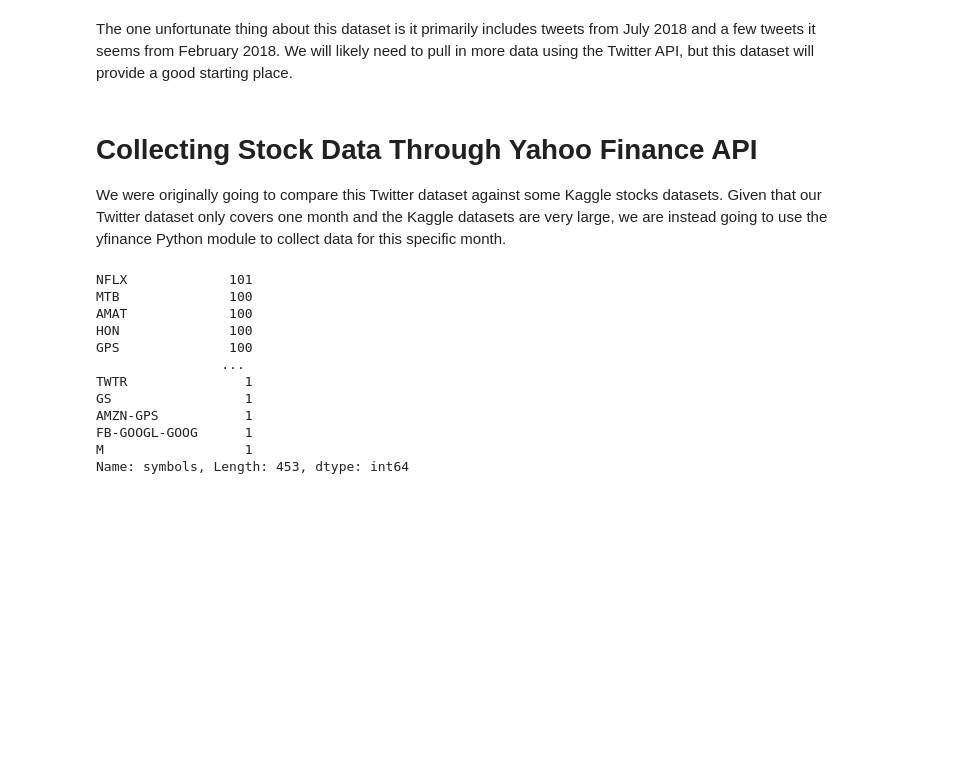
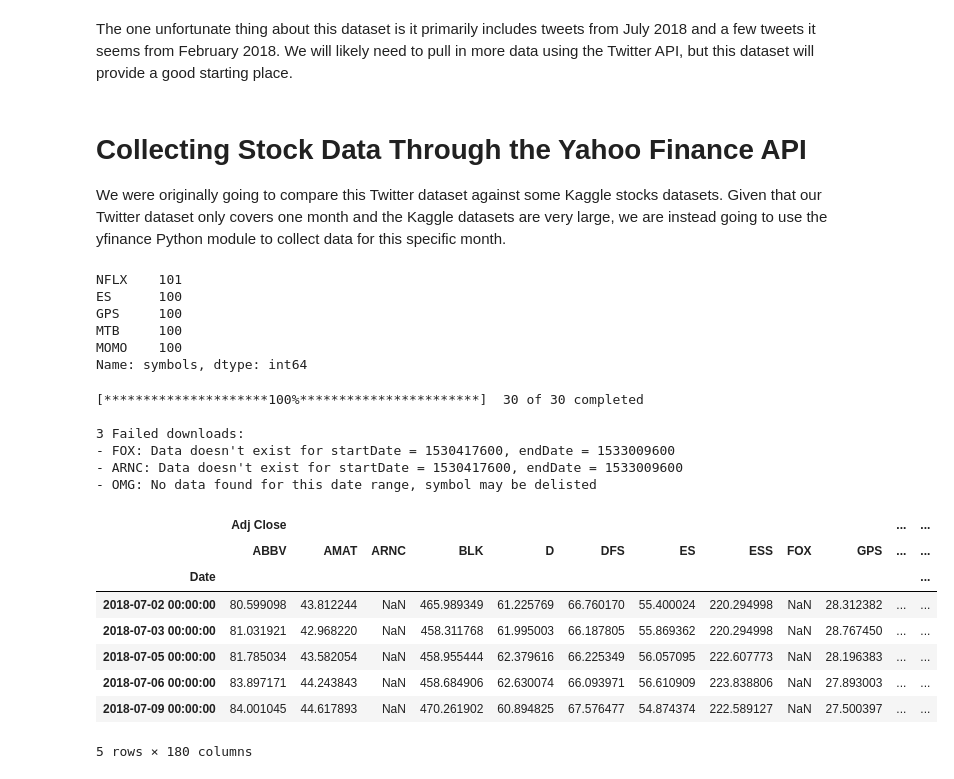
Before and after one commit to gilaniasher/sentiment-driven-market-analysis, a Jupyter notebook: results.ipynb, the cells around one changed output. Drawn from its saved outputs; the diff is of its cells as text; code cells hidden in the pictures; blank space fills up the shorter version.

```diff
--- a/results.ipynb
+++ b/results.ipynb
@@ -66,21 +81,36 @@ Text(0, 0.5, 'Count')
 # %% [markdown]
 The one unfortunate thing about this dataset is it primarily includes tweets from July 2018 and a few tweets it seems from February 2018. We will likely need to pull in more data using the Twitter API, but this dataset will provide a good starting place.
 # %% [markdown]
-# Collecting Stock Data Through Yahoo Finance API
+# Collecting Stock Data Through the Yahoo Finance API
 We were originally going to compare this Twitter dataset against some Kaggle stocks datasets. Given that our Twitter dataset only covers one month and the Kaggle datasets are very large, we are instead going to use the yfinance Python module to collect data for this specific month.
 # %%
-# Lets identify the top 30 stocks from our Twitter dataset and use that with yfinance
-tweet_df.symbols.value_counts().sort_values(ascending=False)
+# Lets identify the top 30 stocks (based on frequency) from our Twitter dataset and use that with yfinance
+common_tickers = tweet_df.symbols.value_counts().sort_values(ascending=False).head(30)
+common_tickers.head()
 # %% [output]
-NFLX             101
-MTB              100
-AMAT             100
-HON              100
-GPS              100
-                ...
-TWTR               1
-GS                 1
-AMZN-GPS           1
-FB-GOOGL-GOOG      1
-M                  1
-Name: symbols, Length: 453, dtype: int64
+NFLX    101
+ES      100
+GPS     100
+MTB     100
+MOMO    100
+Name: symbols, dtype: int64
+# %%
+# Queries Yahoo Finance API for these stocks on the month of July 2018
+stocks_df = yf.download(tickers=list(common_tickers.index), start='2018-07-01', end='2018-07-31')
+stocks_df.head()
+# %% [output]
+[*********************100%***********************]  30 of 30 completed
+
+3 Failed downloads:
+- FOX: Data doesn't exist for startDate = 1530417600, endDate = 1533009600
+- ARNC: Data doesn't exist for startDate = 1530417600, endDate = 1533009600
+- OMG: No data found for this date range, symbol may be delisted
+|  | Adj Close |  |  |  |  |  |  |  |  |  | ... | ... |
+|  | ABBV | AMAT | ARNC | BLK | D | DFS | ES | ESS | FOX | GPS | ... | ... |
+| Date |  |  |  |  |  |  |  |  |  |  |  | ... |
+| 2018-07-02 00:00:00 | 80.599098 | 43.812244 | NaN | 465.989349 | 61.225769 | 66.760170 | 55.400024 | 220.294998 | NaN | 28.312382 | ... | ... |
+| 2018-07-03 00:00:00 | 81.031921 | 42.968220 | NaN | 458.311768 | 61.995003 | 66.187805 | 55.869362 | 220.294998 | NaN | 28.767450 | ... | ... |
+| 2018-07-05 00:00:00 | 81.785034 | 43.582054 | NaN | 458.955444 | 62.379616 | 66.225349 | 56.057095 | 222.607773 | NaN | 28.196383 | ... | ... |
+| 2018-07-06 00:00:00 | 83.897171 | 44.243843 | NaN | 458.684906 | 62.630074 | 66.093971 | 56.610909 | 223.838806 | NaN | 27.893003 | ... | ... |
+| 2018-07-09 00:00:00 | 84.001045 | 44.617893 | NaN | 470.261902 | 60.894825 | 67.576477 | 54.874374 | 222.589127 | NaN | 27.500397 | ... | ... |
+5 rows × 180 columns
```
Also changed, not shown: parts of 20 cells of this notebook, 1 other file.
